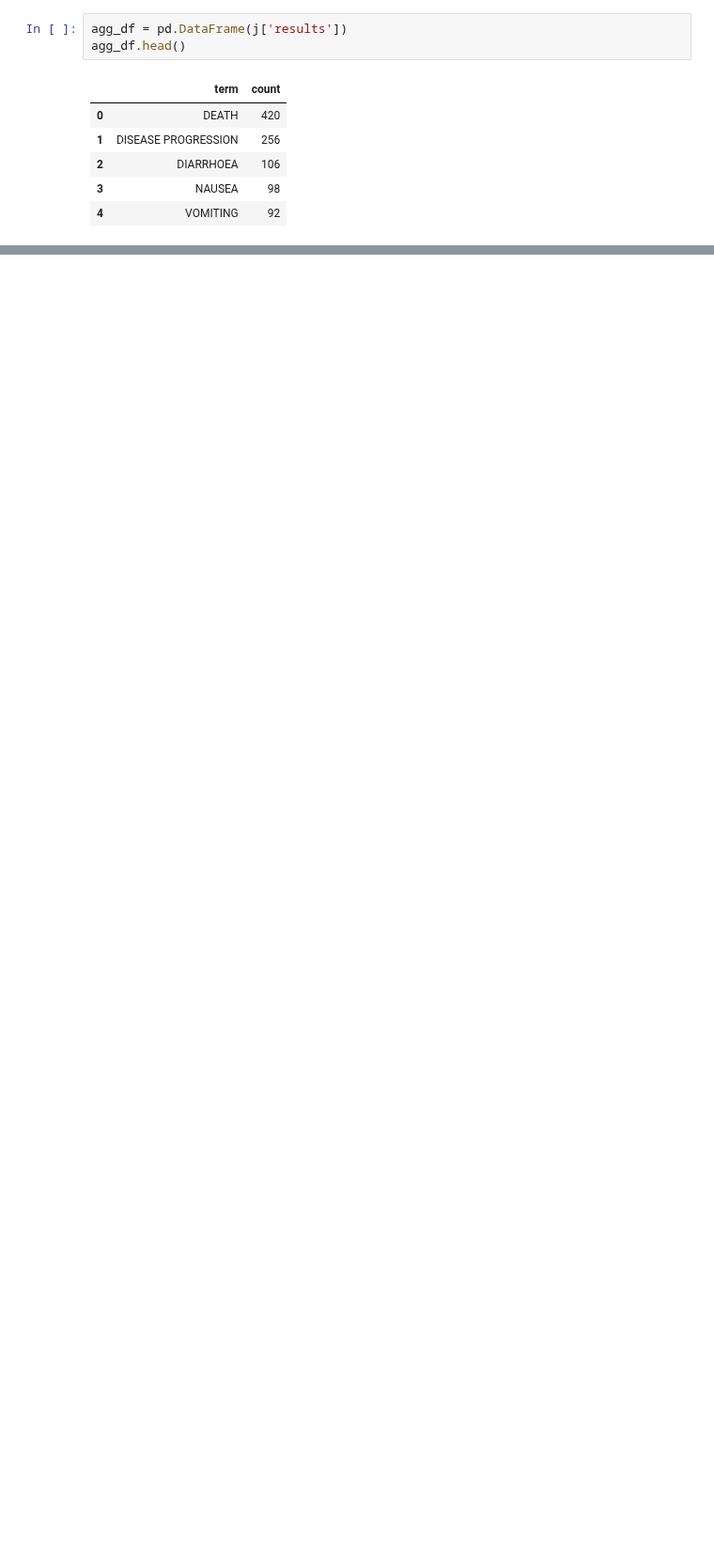
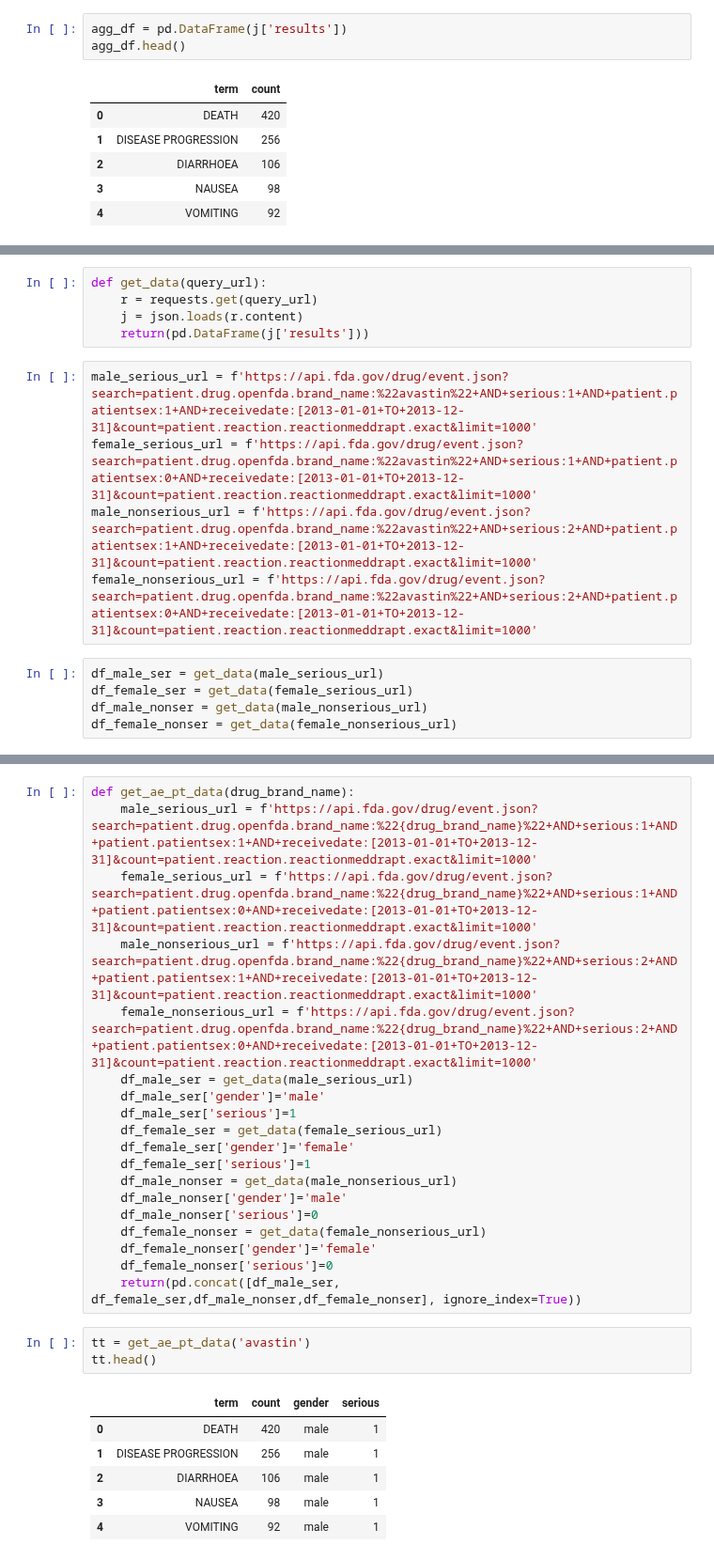
Before and after one commit to AksChougule/clinical-text, a Jupyter notebook: FAERS/query-using-api-v2.ipynb, the cells around one changed output, grey strips where cells are left out. Shown at 94% size. Drawn from its saved outputs; the diff is of its cells as text; blank space fills up the shorter version.

Commit message:
aggregated query

```diff
--- a/FAERS/query-using-api-v2.ipynb
+++ b/FAERS/query-using-api-v2.ipynb
@@ -483,0 +140,15 @@ j['results'][0]['patient']
+# %%
+def get_data(query_url):
+    r = requests.get(query_url)
+    j = json.loads(r.content)
+    return(pd.DataFrame(j['results']))
+# %%
+male_serious_url = f'https://api.fda.gov/drug/event.json?search=patient.drug.openfda.brand_name:%22avastin%22+AND+serious:1+AND+patient.patientsex:1+AND+receivedate:[2013-01-01+TO+2013-12-31]&count=patient.reaction.reactionmeddrapt.exact&limit=1000'
+female_serious_url = f'https://api.fda.gov/drug/event.json?search=patient.drug.openfda.brand_name:%22avastin%22+AND+serious:1+AND+patient.patientsex:0+AND+receivedate:[2013-01-01+TO+2013-12-31]&count=patient.reaction.reactionmeddrapt.exact&limit=1000'
+male_nonserious_url = f'https://api.fda.gov/drug/event.json?search=patient.drug.openfda.brand_name:%22avastin%22+AND+serious:2+AND+patient.patientsex:1+AND+receivedate:[2013-01-01+TO+2013-12-31]&count=patient.reaction.reactionmeddrapt.exact&limit=1000'
+female_nonserious_url = f'https://api.fda.gov/drug/event.json?search=patient.drug.openfda.brand_name:%22avastin%22+AND+serious:2+AND+patient.patientsex:0+AND+receivedate:[2013-01-01+TO+2013-12-31]&count=patient.reaction.reactionmeddrapt.exact&limit=1000'
+# %%
+df_male_ser = get_data(male_serious_url)
+df_female_ser = get_data(female_serious_url)
+df_male_nonser = get_data(male_nonserious_url)
+df_female_nonser = get_data(female_nonserious_url)
@@ -483,0 +159,29 @@ j['results'][0]['patient']
+# %%
+def get_ae_pt_data(drug_brand_name):
+    male_serious_url = f'https://api.fda.gov/drug/event.json?search=patient.drug.openfda.brand_name:%22{drug_brand_name}%22+AND+serious:1+AND+patient.patientsex:1+AND+receivedate:[2013-01-01+TO+2013-12-31]&count=patient.reaction.reactionmeddrapt.exact&limit=1000'
+    female_serious_url = f'https://api.fda.gov/drug/event.json?search=patient.drug.openfda.brand_name:%22{drug_brand_name}%22+AND+serious:1+AND+patient.patientsex:0+AND+receivedate:[2013-01-01+TO+2013-12-31]&count=patient.reaction.reactionmeddrapt.exact&limit=1000'
+    male_nonserious_url = f'https://api.fda.gov/drug/event.json?search=patient.drug.openfda.brand_name:%22{drug_brand_name}%22+AND+serious:2+AND+patient.patientsex:1+AND+receivedate:[2013-01-01+TO+2013-12-31]&count=patient.reaction.reactionmeddrapt.exact&limit=1000'
+    female_nonserious_url = f'https://api.fda.gov/drug/event.json?search=patient.drug.openfda.brand_name:%22{drug_brand_name}%22+AND+serious:2+AND+patient.patientsex:0+AND+receivedate:[2013-01-01+TO+2013-12-31]&count=patient.reaction.reactionmeddrapt.exact&limit=1000'
+    df_male_ser = get_data(male_serious_url)
+    df_male_ser['gender']='male'
+    df_male_ser['serious']=1
+    df_female_ser = get_data(female_serious_url)
+    df_female_ser['gender']='female'
+    df_female_ser['serious']=1
+    df_male_nonser = get_data(male_nonserious_url)
+    df_male_nonser['gender']='male'
+    df_male_nonser['serious']=0
+    df_female_nonser = get_data(female_nonserious_url)
+    df_female_nonser['gender']='female'
+    df_female_nonser['serious']=0
+    return(pd.concat([df_male_ser, df_female_ser,df_male_nonser,df_female_nonser], ignore_index=True))
+# %%
+tt = get_ae_pt_data('avastin')
+tt.head()
+# %% [output]
+|  | term | count | gender | serious |
+| 0 | DEATH | 420 | male | 1 |
+| 1 | DISEASE PROGRESSION | 256 | male | 1 |
+| 2 | DIARRHOEA | 106 | male | 1 |
+| 3 | NAUSEA | 98 | male | 1 |
+| 4 | VOMITING | 92 | male | 1 |
```
Also changed, not shown: parts of 41 cells of this notebook, 1 other file.
